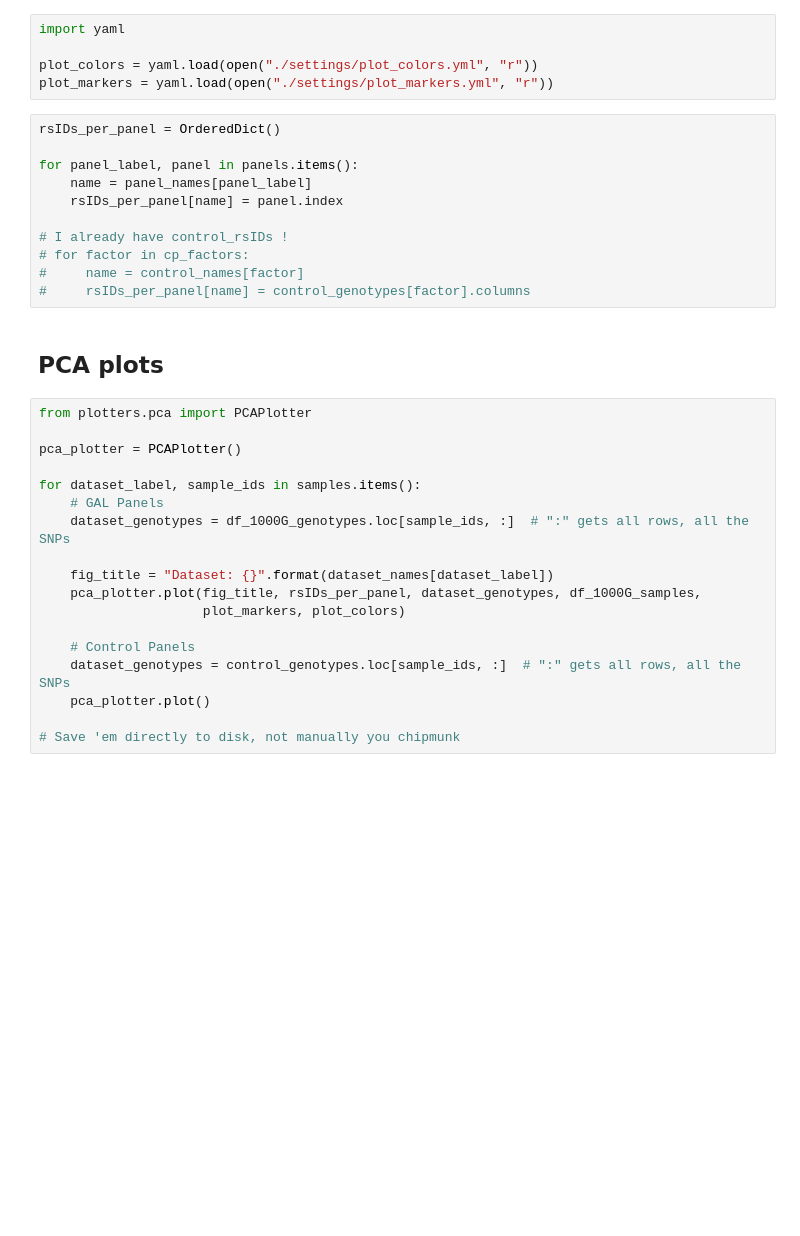
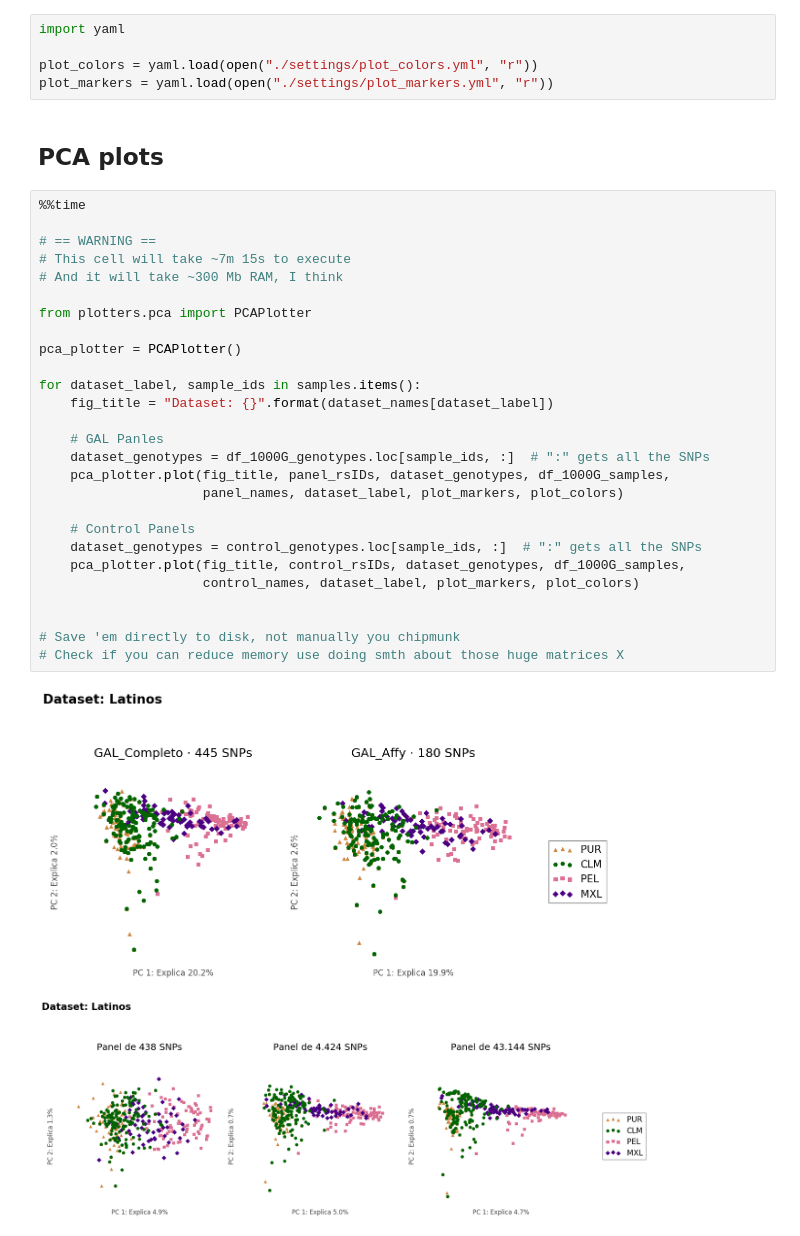
Before and after one commit to jmberros/tesina, a Jupyter notebook: tesina__PCA.ipynb, the cells around one changed output. Saved outputs shown, nothing was run; the diff lists cells and outputs as text; blank space fills up the shorter version.

```diff
--- a/tesina__PCA.ipynb
+++ b/tesina__PCA.ipynb
@@ -87,34 +93,35 @@ import yaml
 
 plot_colors = yaml.load(open("./settings/plot_colors.yml", "r"))
 plot_markers = yaml.load(open("./settings/plot_markers.yml", "r"))
-# %%
-rsIDs_per_panel = OrderedDict()
-
-for panel_label, panel in panels.items():
-    name = panel_names[panel_label]
-    rsIDs_per_panel[name] = panel.index
-
-# I already have control_rsIDs !
-# for factor in cp_factors:
-#     name = control_names[factor]
-#     rsIDs_per_panel[name] = control_genotypes[factor].columns
 # %% [markdown]
 ## PCA plots
 # %%
+%%time
+
+# == WARNING ==
+# This cell will take ~7m 15s to execute
+# And it will take ~300 Mb RAM, I think
+
 from plotters.pca import PCAPlotter
 
 pca_plotter = PCAPlotter()
 
 for dataset_label, sample_ids in samples.items():
-    # GAL Panels
-    dataset_genotypes = df_1000G_genotypes.loc[sample_ids, :]  # ":" gets all rows, all the SNPs
+    fig_title = "Dataset: {}".format(dataset_names[dataset_label])
 
-    fig_title = "Dataset: {}".format(dataset_names[dataset_label])
-    pca_plotter.plot(fig_title, rsIDs_per_panel, dataset_genotypes, df_1000G_samples,
-                     plot_markers, plot_colors)
+    # GAL Panles
+    dataset_genotypes = df_1000G_genotypes.loc[sample_ids, :]  # ":" gets all the SNPs
+    pca_plotter.plot(fig_title, panel_rsIDs, dataset_genotypes, df_1000G_samples,
+                     panel_names, dataset_label, plot_markers, plot_colors)
 
     # Control Panels
-    dataset_genotypes = control_genotypes.loc[sample_ids, :]  # ":" gets all rows, all the SNPs
-    pca_plotter.plot()
+    dataset_genotypes = control_genotypes.loc[sample_ids, :]  # ":" gets all the SNPs
+    pca_plotter.plot(fig_title, control_rsIDs, dataset_genotypes, df_1000G_samples,
+                     control_names, dataset_label, plot_markers, plot_colors)
+
 
 # Save 'em directly to disk, not manually you chipmunk
+# Check if you can reduce memory use doing smth about those huge matrices X
+# %% [output]
+[figure, added]
+[figure, added]
```
Also changed, not shown: parts of 2 cells of this notebook, 5 other files.
